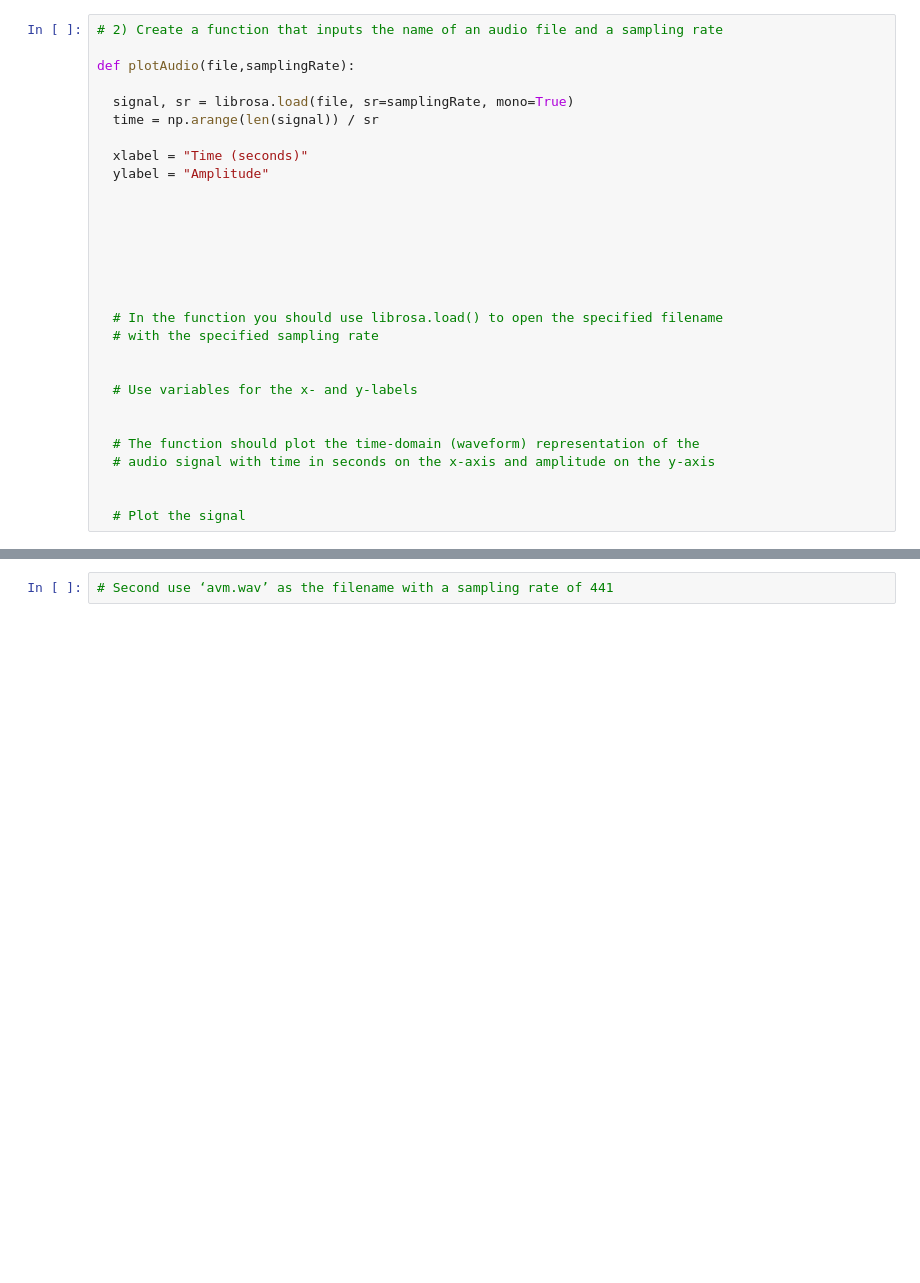
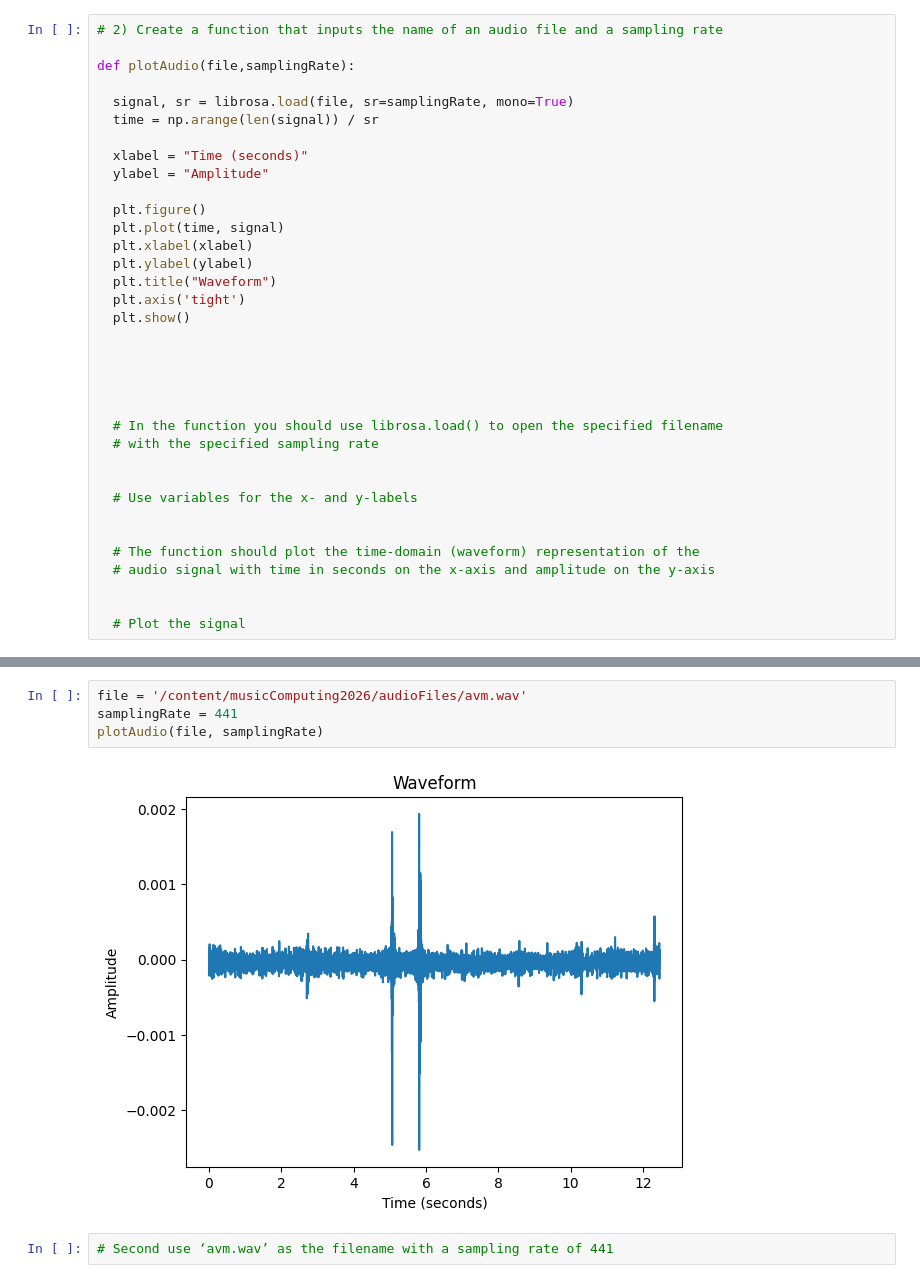
Before and after one commit to angelalexanderlopez176-a11y/2026MusicComputingClasswork, a Jupyter notebook: assignments/labAssignment1.ipynb, the cells around one changed output, grey strips where cells are left out. Drawn from its saved outputs; the diff is of its cells as text; blank space fills up the shorter version.

```diff
--- a/assignments/labAssignment1.ipynb
+++ b/assignments/labAssignment1.ipynb
@@ -36,7 +36,13 @@ def plotAudio(file,samplingRate):
   xlabel = "Time (seconds)"
   ylabel = "Amplitude"
 
-
+  plt.figure()
+  plt.plot(time, signal)
+  plt.xlabel(xlabel)
+  plt.ylabel(ylabel)
+  plt.title("Waveform")
+  plt.axis('tight')
+  plt.show()
 
 
 
@@ -64,2 +72,8 @@ plotAudio(file,samplingRate)
+# %%
+file = '/content/musicComputing2026/audioFiles/avm.wav'
+samplingRate = 441
+plotAudio(file, samplingRate)
+# %% [output]
+[figure, added]
 # %%
 # Second use ‘avm.wav’ as the filename with a sampling rate of 441
```
Also changed, not shown: parts of 2 cells of this notebook.
